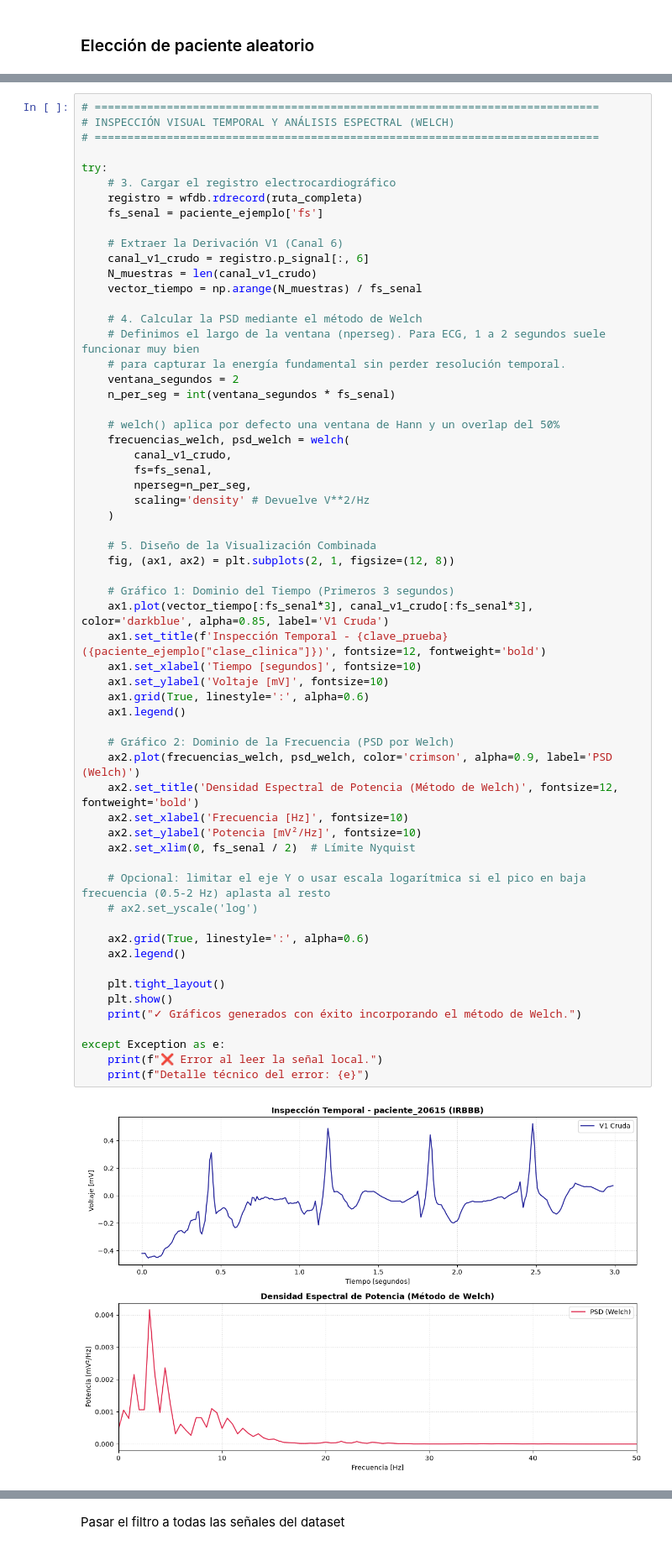
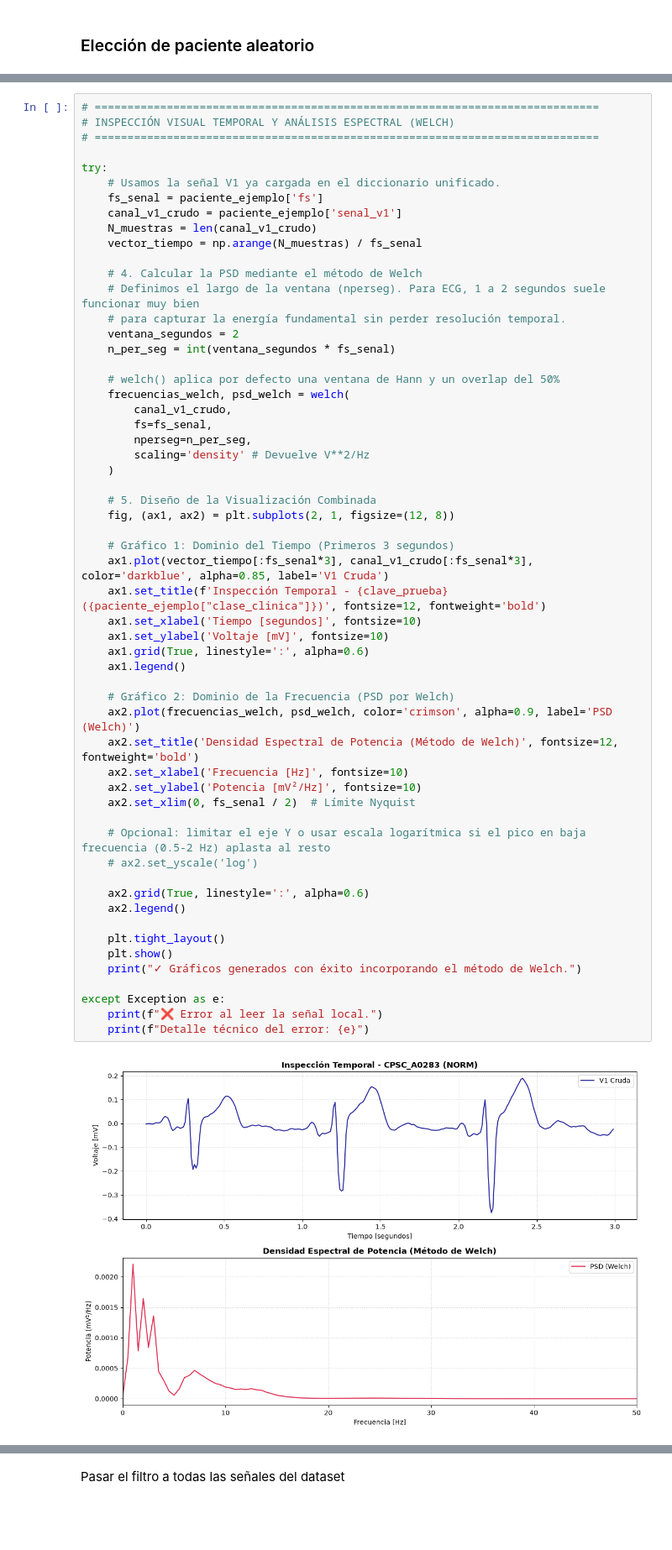
Before and after one commit to mschmidtgunther/final-bird-ecg-detection, a Jupyter notebook: notebooks/Prueba1.ipynb, the cells around one changed output, grey strips where cells are left out. Shown at 84% size. Drawn from its saved outputs; the diff is of its cells as text; blank space fills up the shorter version.

```diff
--- a/notebooks/Prueba1.ipynb
+++ b/notebooks/Prueba1.ipynb
@@ -226,12 +744,9 @@ Paciente seleccionado al azar: paciente_20615 (Clase: IRBBB)
 # =============================================================================
 
 try:
-    # 3. Cargar el registro electrocardiográfico
-    registro = wfdb.rdrecord(ruta_completa)
+    # Usamos la señal V1 ya cargada en el diccionario unificado.
     fs_senal = paciente_ejemplo['fs']
-
-    # Extraer la Derivación V1 (Canal 6)
-    canal_v1_crudo = registro.p_signal[:, 6]
+    canal_v1_crudo = paciente_ejemplo['senal_v1']
     N_muestras = len(canal_v1_crudo)
     vector_tiempo = np.arange(N_muestras) / fs_senal
 
@@ -254,34 +769,34 @@ try:
 
     # Gráfico 1: Dominio del Tiempo (Primeros 3 segundos)
     ax1.plot(vector_tiempo[:fs_senal*3], canal_v1_crudo[:fs_senal*3], color='darkblue', alpha=0.85, label='V1 Cruda')
     ax1.set_title(f'Inspección Temporal - {clave_prueba} ({paciente_ejemplo["clase_clinica"]})', fontsize=12, fontweight='bold')
     ax1.set_xlabel('Tiempo [segundos]', fontsize=10)
     ax1.set_ylabel('Voltaje [mV]', fontsize=10)
     ax1.grid(True, linestyle=':', alpha=0.6)
     ax1.legend()
 
     # Gráfico 2: Dominio de la Frecuencia (PSD por Welch)
     ax2.plot(frecuencias_welch, psd_welch, color='crimson', alpha=0.9, label='PSD (Welch)')
     ax2.set_title('Densidad Espectral de Potencia (Método de Welch)', fontsize=12, fontweight='bold')
     ax2.set_xlabel('Frecuencia [Hz]', fontsize=10)
     ax2.set_ylabel('Potencia [mV²/Hz]', fontsize=10)
     ax2.set_xlim(0, fs_senal / 2)  # Límite Nyquist
 
     # Opcional: limitar el eje Y o usar escala logarítmica si el pico en baja frecuencia (0.5-2 Hz) aplasta al resto
     # ax2.set_yscale('log')
 
     ax2.grid(True, linestyle=':', alpha=0.6)
     ax2.legend()
 
     plt.tight_layout()
     plt.show()
     print("✓ Gráficos generados con éxito incorporando el método de Welch.")
 
 except Exception as e:
     print(f"❌ Error al leer la señal local.")
     print(f"Detalle técnico del error: {e}")
 # %% [output]
-[figure, old version]
+[figure, new version]
 ✓ Gráficos generados con éxito incorporando el método de Welch.
 # %% [markdown]
 # Análisis Interpretativo de Señales ECG: Dominio Temporal y Espectral
```
Also changed, not shown: parts of 24 cells of this notebook, 2 other files.
